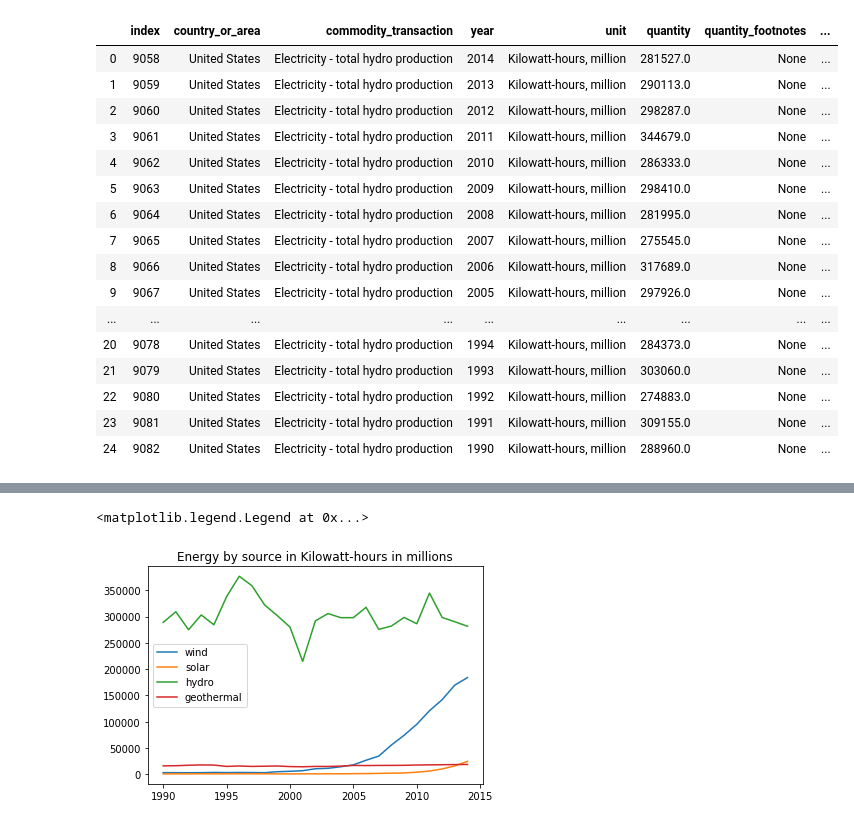
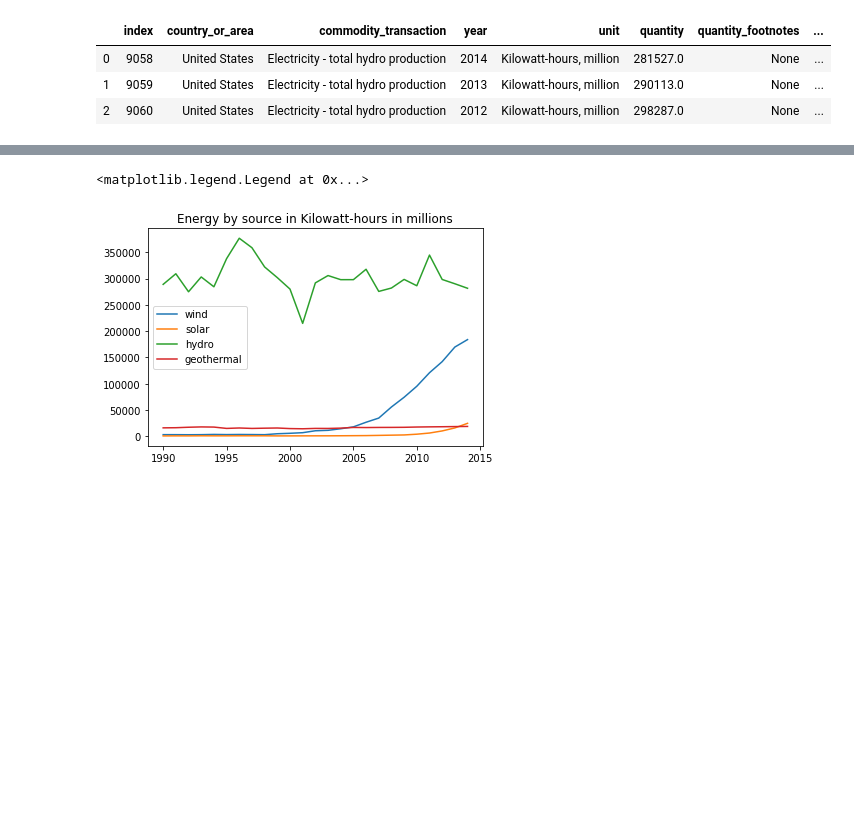
Before and after one commit to Bourbonplaytime/Renewable_energy, a Jupyter notebook: Renewable_energy.ipynb, the cells around one changed output, grey strips where cells are left out. Drawn from its saved outputs; the diff is of its cells as text; code cells hidden in the pictures; blank space fills up the shorter version.

```diff
--- a/Renewable_energy.ipynb
+++ b/Renewable_energy.ipynb
@@ -105,24 +81,13 @@ Text(0.5, 1.0, 'Kilowatt-hours of solar energy produced by year')
 # %%
 hyd_query = 'SELECT * FROM Energy WHERE category="hydro";'
 
 hyd_results = pd.read_sql_query(hyd_query, db)
 
-hyd_results
+hyd_results['hyd_as_per'] = hyd_results['quantity'] / tot_results['quantity'] * 100
+
+hyd_results.head(3)
 # %% [output]
 |  | index | country_or_area | commodity_transaction | year | unit | quantity | quantity_footnotes | ... |
 | 0 | 9058 | United States | Electricity - total hydro production | 2014 | Kilowatt-hours, million | 281527.0 | None | ... |
 | 1 | 9059 | United States | Electricity - total hydro production | 2013 | Kilowatt-hours, million | 290113.0 | None | ... |
 | 2 | 9060 | United States | Electricity - total hydro production | 2012 | Kilowatt-hours, million | 298287.0 | None | ... |
-| 3 | 9061 | United States | Electricity - total hydro production | 2011 | Kilowatt-hours, million | 344679.0 | None | ... |
-| 4 | 9062 | United States | Electricity - total hydro production | 2010 | Kilowatt-hours, million | 286333.0 | None | ... |
-| 5 | 9063 | United States | Electricity - total hydro production | 2009 | Kilowatt-hours, million | 298410.0 | None | ... |
-| 6 | 9064 | United States | Electricity - total hydro production | 2008 | Kilowatt-hours, million | 281995.0 | None | ... |
-| 7 | 9065 | United States | Electricity - total hydro production | 2007 | Kilowatt-hours, million | 275545.0 | None | ... |
-| 8 | 9066 | United States | Electricity - total hydro production | 2006 | Kilowatt-hours, million | 317689.0 | None | ... |
-| 9 | 9067 | United States | Electricity - total hydro production | 2005 | Kilowatt-hours, million | 297926.0 | None | ... |
-| ... | ... | ... | ... | ... | ... | ... | ... | ... |
-| 20 | 9078 | United States | Electricity - total hydro production | 1994 | Kilowatt-hours, million | 284373.0 | None | ... |
-| 21 | 9079 | United States | Electricity - total hydro production | 1993 | Kilowatt-hours, million | 303060.0 | None | ... |
-| 22 | 9080 | United States | Electricity - total hydro production | 1992 | Kilowatt-hours, million | 274883.0 | None | ... |
-| 23 | 9081 | United States | Electricity - total hydro production | 1991 | Kilowatt-hours, million | 309155.0 | None | ... |
-| 24 | 9082 | United States | Electricity - total hydro production | 1990 | Kilowatt-hours, million | 288960.0 | None | ... |
```
Also changed, not shown: parts of 18 cells of this notebook.
